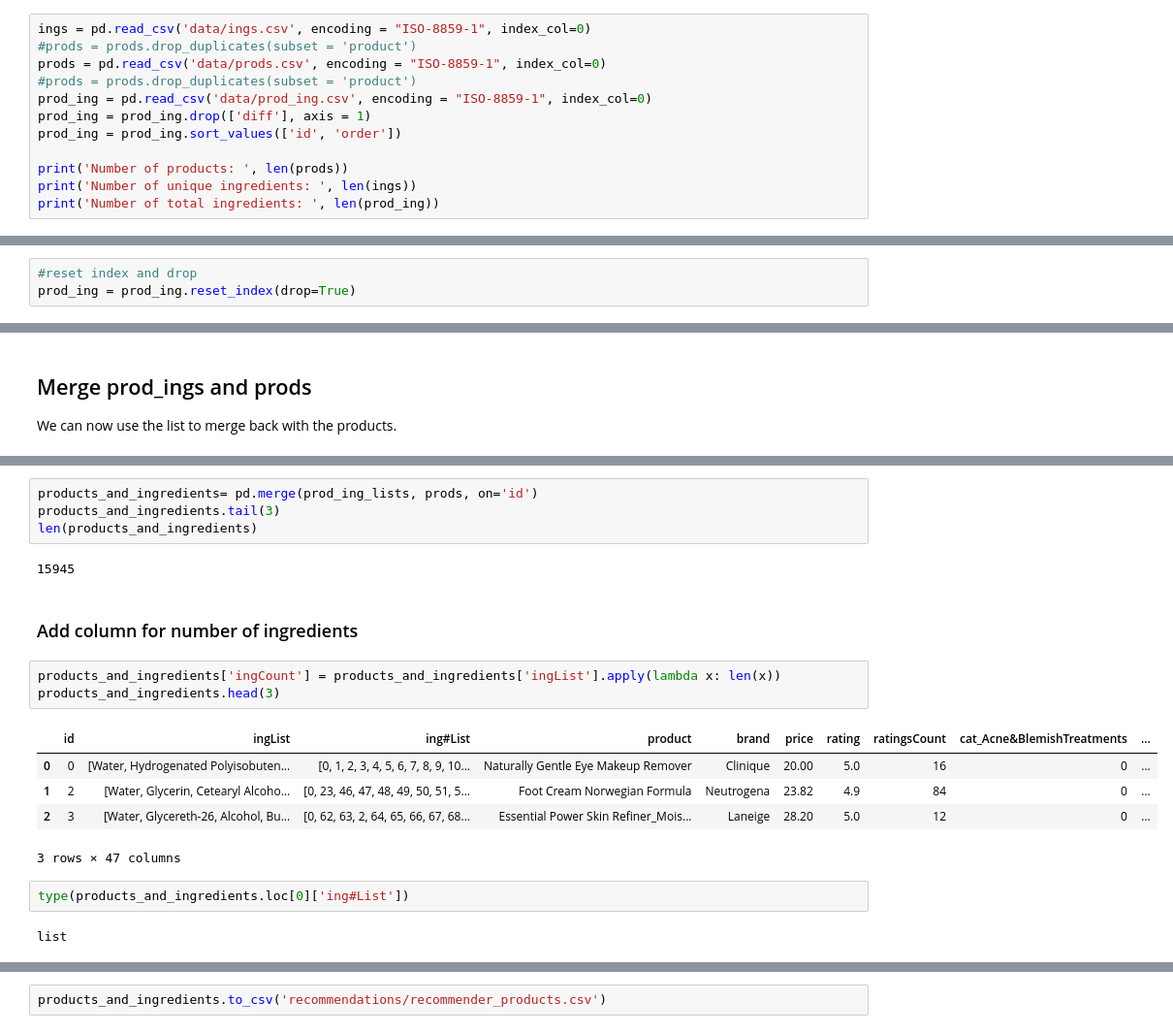
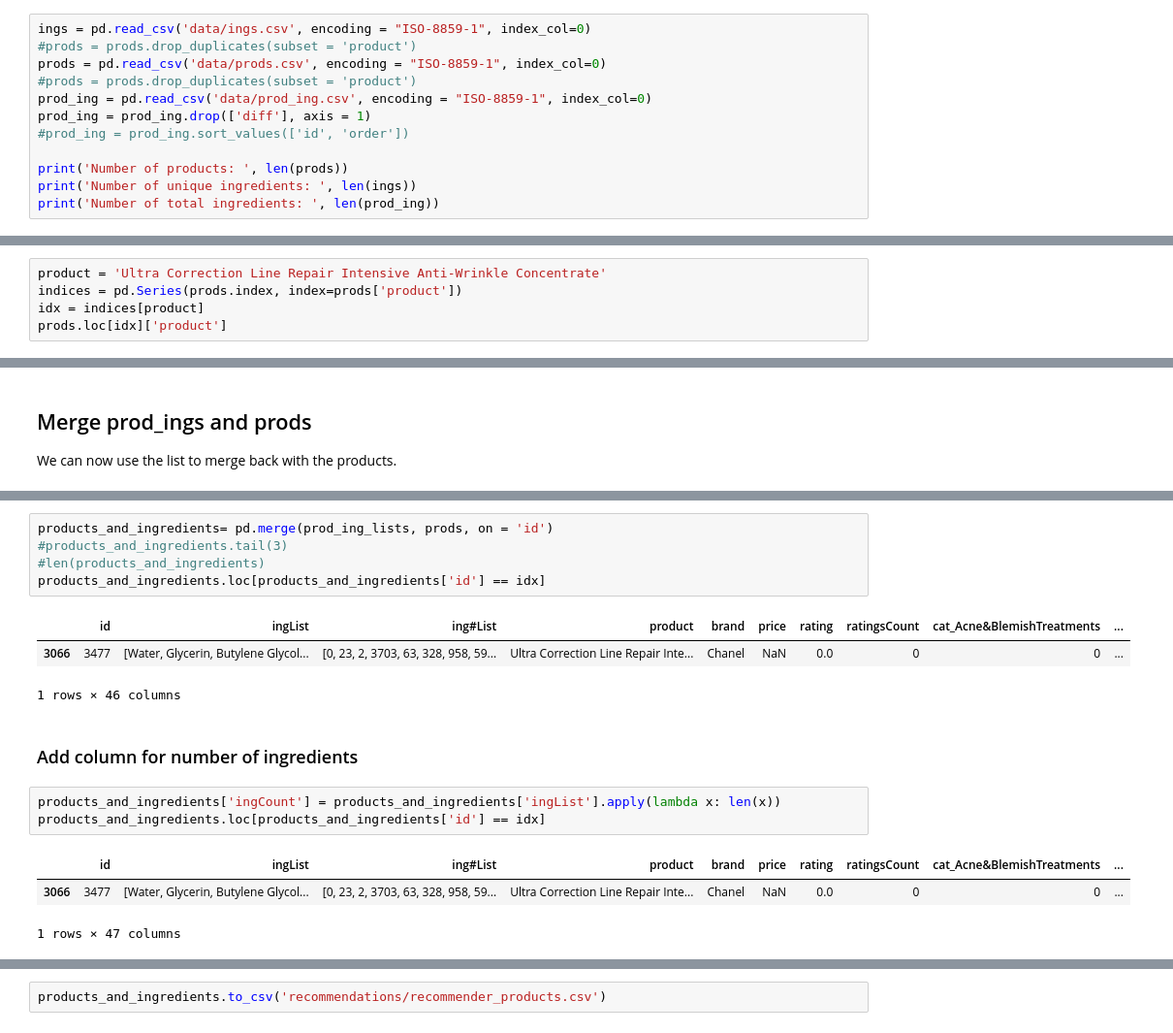
Before and after one commit to isabelbbeard/fp-python, a Jupyter notebook: 02_SimilarityFormatting.ipynb, the cells around one changed output, grey strips where cells are left out. Shown at 97% size. Cells and saved outputs as stored; diff of their text form.

Commit message:
updated ids to attempt to get correct products returned

```diff
--- a/02_SimilarityFormatting.ipynb
+++ b/02_SimilarityFormatting.ipynb
@@ -15,7 +15,7 @@ prods = pd.read_csv('data/prods.csv', encoding = "ISO-8859-1", index_col=0)
 #prods = prods.drop_duplicates(subset = 'product')
 prod_ing = pd.read_csv('data/prod_ing.csv', encoding = "ISO-8859-1", index_col=0)
 prod_ing = prod_ing.drop(['diff'], axis = 1)
-prod_ing = prod_ing.sort_values(['id', 'order'])
+#prod_ing = prod_ing.sort_values(['id', 'order'])
 
 print('Number of products: ', len(prods))
 print('Number of unique ingredients: ', len(ings))
@@ -60,0 +63,5 @@ prods.head(3)
+# %%
+product = 'Ultra Correction Line Repair Intensive Anti-Wrinkle Concentrate'
+indices = pd.Series(prods.index, index=prods['product'])
+idx = indices[product]
+prods.loc[idx]['product']
@@ -83,6 +121,3 @@ prod_ing.head()
 | 16617 | 0 | Butylene Glycol | 3 | 2 |
 | 24563 | 0 | Sesamum Indicum (Sesame) Seed Oil | 4 | 3 |
 | 24889 | 0 | Ammonium Acryloyldimethyltaurate/... | 5 | 4 |
-# %%
-#reset index and drop
-prod_ing = prod_ing.reset_index(drop=True)
@@ -156,21 +214,18 @@ We can now use the list to merge back with the products.
 # %%
-products_and_ingredients= pd.merge(prod_ing_lists, prods, on='id')
-products_and_ingredients.tail(3)
-len(products_and_ingredients)
+products_and_ingredients= pd.merge(prod_ing_lists, prods, on = 'id')
+#products_and_ingredients.tail(3)
+#len(products_and_ingredients)
+products_and_ingredients.loc[products_and_ingredients['id'] == idx]
 # %% [output]
+|  | id | ingList | ing#List | product | brand | price | rating | ratingsCount | cat_Acne&BlemishTreatments | ... |
+| 3066 | 3477 | [Water, Glycerin, Butylene Glycol... | [0, 23, 2, 3703, 63, 328, 958, 59... | Ultra Correction Line Repair Inte... | Chanel | NaN | 0.0 | 0 | 0 | ... |
-15945
+1 rows × 46 columns
 # %% [markdown]
 ### Add column for number of ingredients
 # %%
 products_and_ingredients['ingCount'] = products_and_ingredients['ingList'].apply(lambda x: len(x))
-products_and_ingredients.head(3)
+products_and_ingredients.loc[products_and_ingredients['id'] == idx]
 # %% [output]
 |  | id | ingList | ing#List | product | brand | price | rating | ratingsCount | cat_Acne&BlemishTreatments | ... |
-| 0 | 0 | [Water, Hydrogenated Polyisobuten... | [0, 1, 2, 3, 4, 5, 6, 7, 8, 9, 10... | Naturally Gentle Eye Makeup Remover | Clinique | 20.00 | 5.0 | 16 | 0 | ... |
-| 1 | 2 | [Water, Glycerin, Cetearyl Alcoho... | [0, 23, 46, 47, 48, 49, 50, 51, 5... | Foot Cream Norwegian Formula | Neutrogena | 23.82 | 4.9 | 84 | 0 | ... |
-| 2 | 3 | [Water, Glycereth-26, Alcohol, Bu... | [0, 62, 63, 2, 64, 65, 66, 67, 68... | Essential Power Skin Refiner_Mois... | Laneige | 28.20 | 5.0 | 12 | 0 | ... |
+| 3066 | 3477 | [Water, Glycerin, Butylene Glycol... | [0, 23, 2, 3703, 63, 328, 958, 59... | Ultra Correction Line Repair Inte... | Chanel | NaN | 0.0 | 0 | 0 | ... |
-3 rows × 47 columns
+1 rows × 47 columns
-# %%
-type(products_and_ingredients.loc[0]['ing#List'])
-# %% [output]
-list
```
Also changed, not shown: parts of 26 cells of this notebook, 5 other files.
